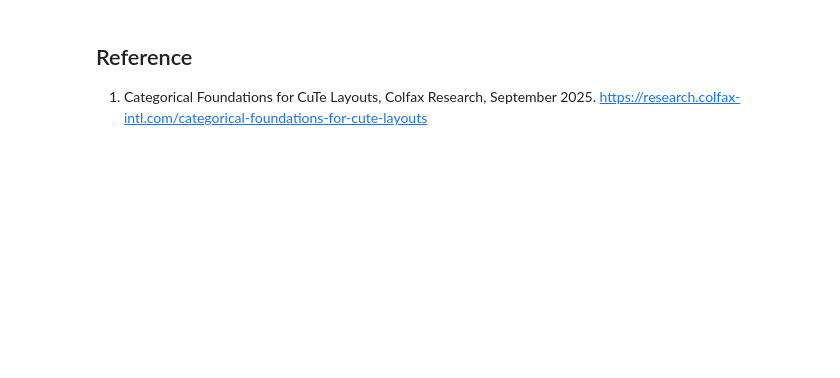
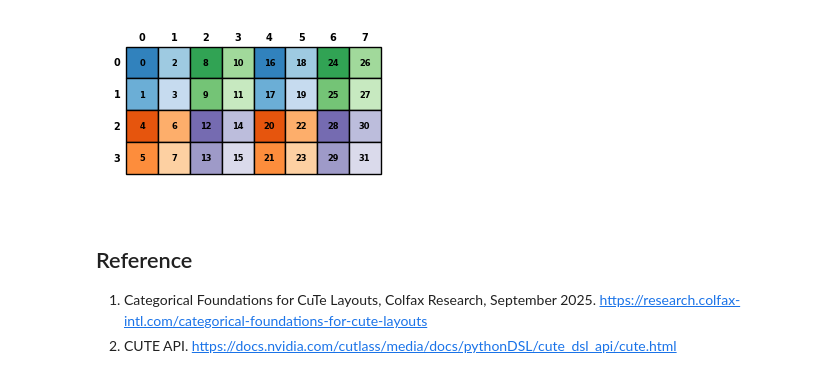
Before and after one commit to w32zhong/simp-intelligence, a Jupyter notebook: simp_intelligence/cute-dsl/hilt.ipynb, the cells around one changed output. Drawn from its saved outputs; the diff is of its cells as text; code cells hidden in the pictures; blank space fills up the shorter version.

```diff
--- a/simp_intelligence/cute-dsl/hilt.ipynb
+++ b/simp_intelligence/cute-dsl/hilt.ipynb
@@ -16,0 +35,5 @@ layout1.visualize(dpi=50)
+# %%
+T = visualize_and_return(cute.make_layout(
+    shape=(2, 2),
+    stride=(1, 4)
+))
@@ -17,3 +42,9 @@ layout1.visualize(dpi=50)
+# %%
+# logical divide (getting a layout same to L_tiled)
+_ = visualize_and_return(cute.logical_divide(target=L_col, tiler=T))
+# %% [output]
+[figure, added]
 # %% [markdown]
 ## Reference
 1. Categorical Foundations for CuTe Layouts, Colfax Research, September 2025. https://research.colfax-intl.com/categorical-foundations-for-cute-layouts
+2. CUTE API. https://docs.nvidia.com/cutlass/media/docs/pythonDSL/cute_dsl_api/cute.html
```
Also changed, not shown: parts of 9 cells of this notebook.
